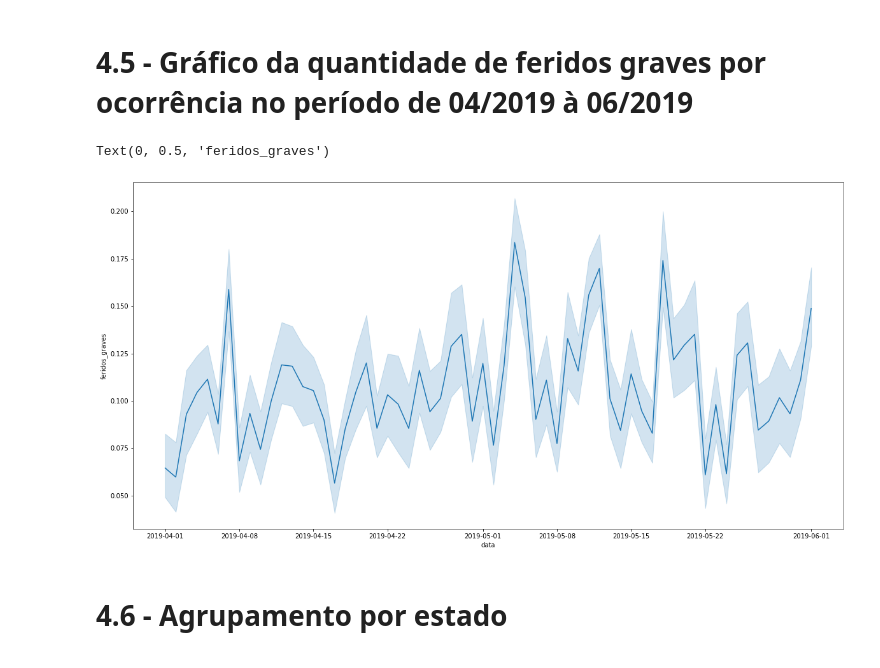
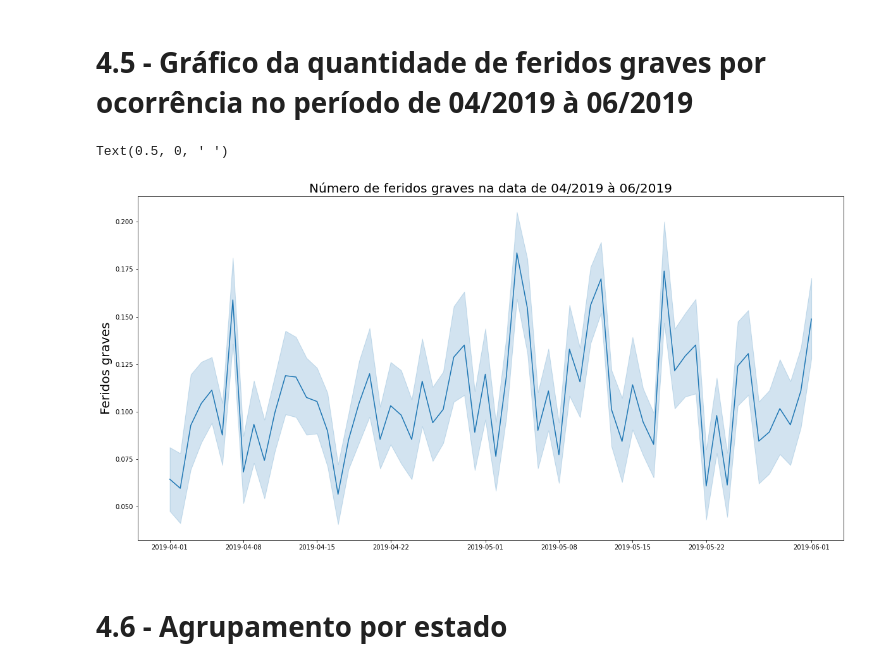
Before and after one commit to RenoirSampaio/DS-FinalProject, a Jupyter notebook: DS_FinalProject.ipynb, the cells around one changed output. Drawn from its saved outputs; the diff is of its cells as text; code cells hidden in the pictures.

```diff
--- a/DS_FinalProject.ipynb
+++ b/DS_FinalProject.ipynb
@@ -222,12 +221,13 @@ Name: mortos, dtype: int64
 # %%
 df_prov = df.loc[df['data_inversa'] >= '2019-04']
 df_prov = df_prov.loc[df_prov['data_inversa'] <= '2019-06']
 plt.figure(figsize=(20, 10))
 g = sns.lineplot(x = df_prov['data_inversa'], y = df_prov['feridos_graves'])
-g.set_xlabel('data')
-g.set_ylabel('feridos_graves')
+plt.title('Número de feridos graves na data de 04/2019 à 06/2019',fontsize=20)
+g.set_ylabel('Feridos graves',fontsize=20)
+g.set_xlabel(' ')
 # %% [output]
-Text(0, 0.5, 'feridos_graves')
+Text(0.5, 0, ' ')
-[figure, old version]
+[figure, new version]
 # %% [markdown]
 # 4.6 - Agrupamento por estado
```
Also changed, not shown: parts of 37 cells of this notebook, 1 other file.
